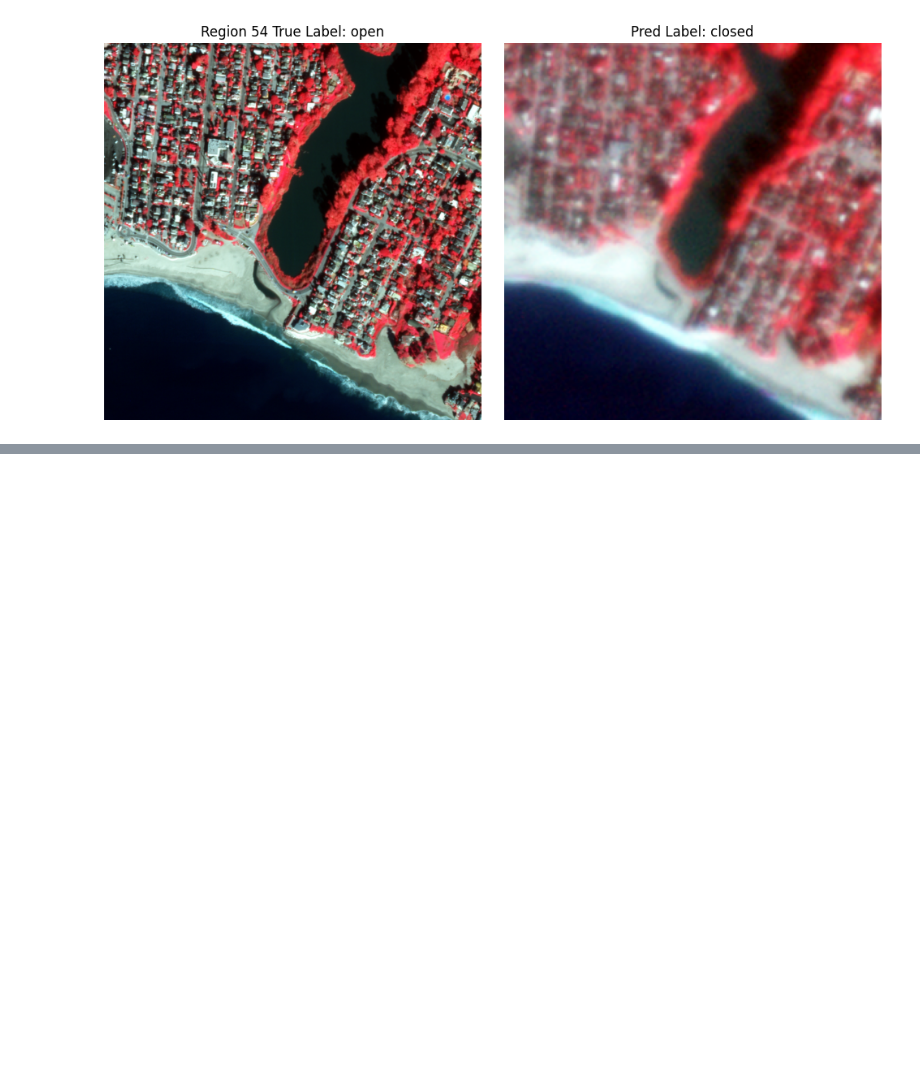
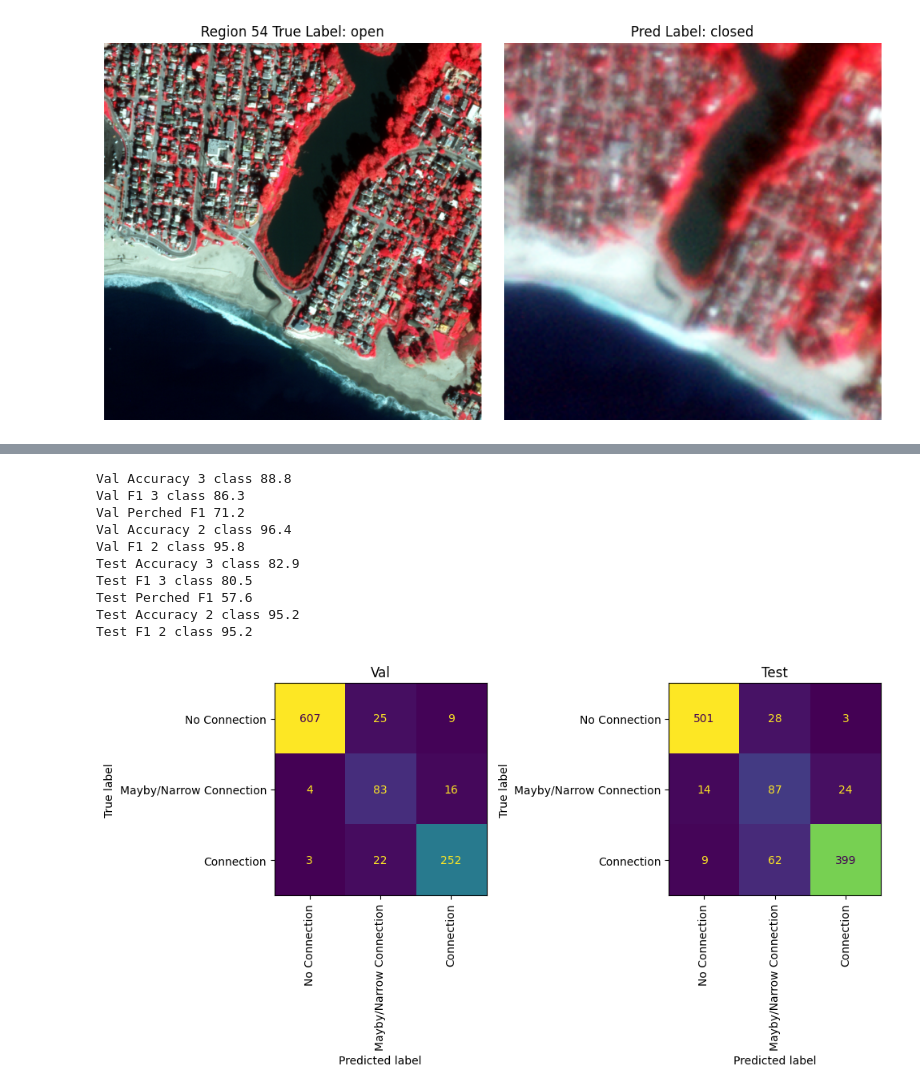
Before and after one commit to kyle-dorman/estuary, a Jupyter notebook: notebooks/labels_compare.ipynb, the cells around one changed output, grey strips where cells are left out. Saved outputs shown, nothing was run; the diff lists cells and outputs as text; code cells hidden in the pictures; blank space fills up the shorter version.

```diff
--- a/notebooks/labels_compare.ipynb
+++ b/notebooks/labels_compare.ipynb
@@ -282,0 +364,5 @@ Accuracy Open/Closed 100.0
+# %%
+train_preds = pd.read_csv(
+    "/Users/kyledorman/data/results/estuary/train/20260224-123117/train_preds.csv"
+)
+len(train_preds), (train_preds.y_pred_unsure != 1).sum().item()
@@ -282,0 +403,70 @@ Accuracy Open/Closed 100.0
+# %%
+fig, axes = plt.subplots(nrows=1, ncols=2, figsize=(10, 5))
+
+preds_21 = train_preds[(train_preds.year == 2021) & (train_preds.y_true >= 0)]
+preds_25 = train_preds[(train_preds.year == 2025) & (train_preds.y_true >= 0)]
+
+disp_labels = ["No Connection", "Mayby/Narrow Connection", "Connection"]
+y_true = preds_21.y_true
+y_pred = preds_21.y_pred
+
+print("Val Accuracy 3 class", round(100 * balanced_accuracy_score(y_true, y_pred), 1))
+print("Val F1 3 class", round(100 * f1_score(y_true, y_pred, average="macro"), 1))
+print("Val Perched F1", round(100 * f1_score(y_true == 1, y_pred == 1), 1))
+
+disp = ConfusionMatrixDisplay.from_predictions(
+    y_true,
+    y_pred,
+    display_labels=disp_labels,
+    ax=axes[0],
+    colorbar=False,
+    xticks_rotation="vertical",
+)
+
+axes[0].set_title("Val")
+
+y_true = preds_21.y_true == 0
+y_pred = preds_21.y_pred == 0
+
+print("Val Accuracy 2 class", round(100 * balanced_accuracy_score(y_true, y_pred), 1))
+print("Val F1 2 class", round(100 * f1_score(y_true, y_pred, average="macro"), 1))
+
+y_true = preds_25.y_true
+y_pred = preds_25.y_pred
+
+print("Test Accuracy 3 class", round(100 * balanced_accuracy_score(y_true, y_pred), 1))
+print("Test F1 3 class", round(100 * f1_score(y_true, y_pred, average="macro"), 1))
+print("Test Perched F1", round(100 * f1_score(y_true == 1, y_pred == 1), 1))
+
+disp = ConfusionMatrixDisplay.from_predictions(
+    y_true,
+    y_pred,
+    display_labels=disp_labels,
+    ax=axes[1],
+    colorbar=False,
+    xticks_rotation="vertical",
+)
+
+axes[1].set_title("Test")
+
+y_true = preds_25.y_true == 0
+y_pred = preds_25.y_pred == 0
+
+print("Test Accuracy 2 class", round(100 * balanced_accuracy_score(y_true, y_pred), 1))
+print("Test F1 2 class", round(100 * f1_score(y_true, y_pred, average="macro"), 1))
+
+fig.tight_layout()
+# fig.savefig("cm_open_closed_dove_water.png", dpi=300)
+plt.show()
+# %% [output]
+Val Accuracy 3 class 88.8
+Val F1 3 class 86.3
+Val Perched F1 71.2
+Val Accuracy 2 class 96.4
+Val F1 2 class 95.8
+Test Accuracy 3 class 82.9
+Test F1 3 class 80.5
+Test Perched F1 57.6
+Test Accuracy 2 class 95.2
+Test F1 2 class 95.2
+[figure, added]
```
Also changed, not shown: parts of 19 cells of this notebook, 3 other files.
